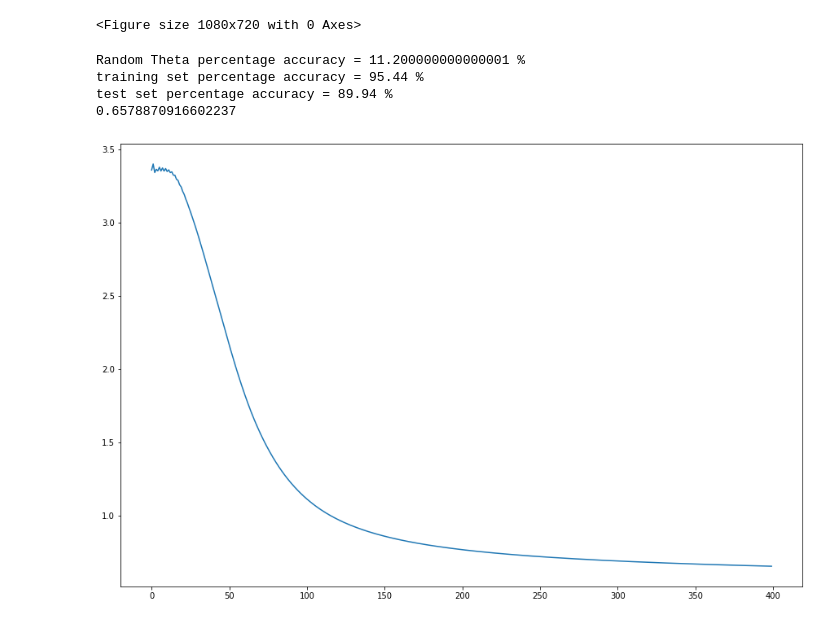
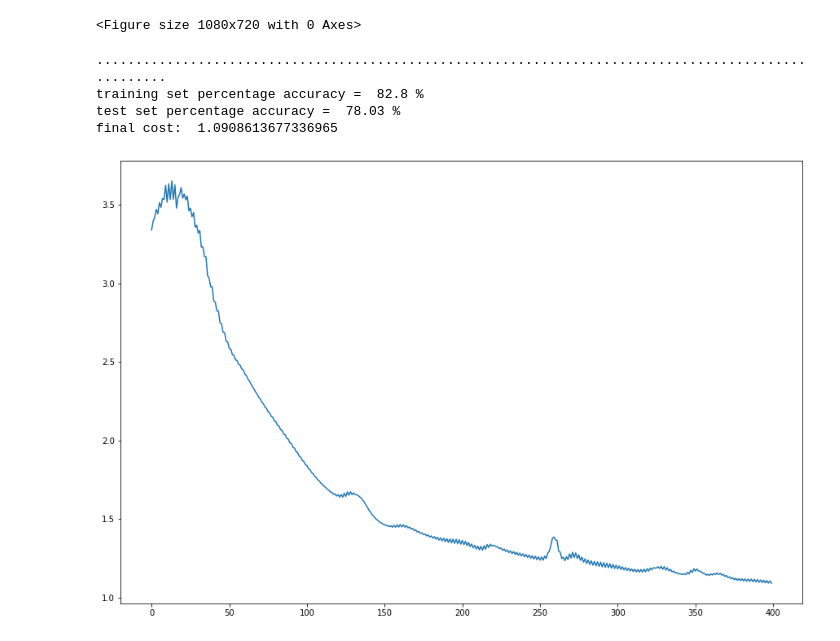
Before and after one commit to ThishenP/neural-network-from-scratch, a Jupyter notebook: Untitled.ipynb, the cells around one changed output. Saved outputs shown, nothing was run; the diff lists cells and outputs as text; code cells hidden in the pictures.

Commit message:
testing activation functions

```diff
--- a/Untitled.ipynb
+++ b/Untitled.ipynb
@@ -13,7 +13,7 @@ plt.gray()
 def add_row_ones(X):
     return np.append(np.ones((1,X.shape[1])),X,axis=0) #add column of 1s
 # %%
-def initialise_NN(layer_nums):
+def initialise_Thetas(layer_nums):
 
 #layer_nums: list with the amount of units in each hidden layer (excluding bias)
 #layer_nums includes input, hidden and output layers
@@ -110,7 +130,7 @@ def percentage_accuracy(y,h):
 # %%
 #read in data
-df_train = pd.read_csv('mnist_train.csv',sep=r'\s*,\s*', engine='python')
-df_test = pd.read_csv('mnist_test.csv',sep=r'\s*,\s*', engine='python')
+df_train = pd.read_csv('fashion-mnist_train.csv',sep=r'\s*,\s*', engine='python')
+df_test = pd.read_csv('fashion-mnist_test.csv',sep=r'\s*,\s*', engine='python')
 # %%
 #data handling
 
@@ -129,31 +149,41 @@ y_train_label = np.transpose(df_train['label'].to_numpy())[:2500]
 y_test_label = np.transpose(df_test['label'].to_numpy())
 y_train  = label_to_vector(y_train_label, num_classes)
 y_test  = label_to_vector(y_test_label, num_classes)
-# %%
-lambd = 0.001
-NN_architecture = [784,25,10]
-Thetas = initialise_NN(NN_architecture)
-Z_vals, A_vals = forward_prop(X_train,Thetas,sigmoid)
-costs = []
-print("Random Theta percentage accuracy =", percentage_accuracy(y_train,A_vals[-1]),'%')
-for i in range(400):
-    Z_vals, A_vals = forward_prop(X_train,Thetas,sigmoid)
-    costs.append(cost(X_train,y_train,Thetas,sigmoid,lambd))
-    D = back_prop(y_train,Z_vals, A_vals,Thetas,X_train.shape[1],d_sigmoid,lambd)
-    for i in range(len(Thetas)):
-        Thetas[i] = Thetas[i] - 1*D[i]
-
-Z_vals, A_vals = forward_prop(X_train,Thetas,sigmoid)
-print("training set percentage accuracy =", percentage_accuracy(y_train,A_vals[-1]),'%')
-
-Z_vals, A_vals = forward_prop(X_test,Thetas,sigmoid)
-print("test set percentage accuracy =", percentage_accuracy(y_test,A_vals[-1]),'%')
-
-plt.plot(costs)
-print(costs[-1])
-# %% [output]
-Random Theta percentage accuracy = 11.200000000000001 %
-training set percentage accuracy = 95.44 %
-test set percentage accuracy = 89.94 %
-0.6578870916602237
-[figure, removed]
+# %%
+def train_nn(NN_architecture, X_train, y_train, a_func, max_iter, lr):
+    costs=[]
+    #initialising Theta based on given neural network architecture
+    Thetas = initialise_Thetas(NN_architecture)
+    d_a_func = a_func_derivatives[a_func] #derivative of the given activation function
+
+    for i in range(max_iter):
+        #loading bar for training. complete after a maximum of 100 dots
+        if i%int(max_iter/100)==0:
+            print('.',end="")
+
+        #forward propogation
+        Z_vals, A_vals = forward_prop(X_train,Thetas,a_func)
+
+        #storing all costs for plot
+        costs.append(cost(X_train,y_train,Thetas,a_func,lambd))
+
+        #back propogation
+        D = back_prop(y_train,Z_vals, A_vals,Thetas,X_train.shape[1],d_a_func,lambd)
+
+        #updating Thetas
+        for i in range(len(Thetas)):
+            Thetas[i] = Thetas[i] - lr*D[i]
+    print() #to end line
+    return Thetas, costs
+# %%
+NN_architecture = [784,25,10]
+max_iters = 400
+lr = 1
+Thetas, costs = train_nn(NN_architecture, X_train, y_train, sigmoid, max_iters, lr)
+show_results(X_train,y_train,X_test,y_test,Thetas,sigmoid,costs)
+# %% [output]
+....................................................................................................
+training set percentage accuracy =  82.8 %
+test set percentage accuracy =  78.03 %
+final cost:  1.0908613677336965
+[figure, added]
```
Also changed, not shown: parts of 5 cells of this notebook.
